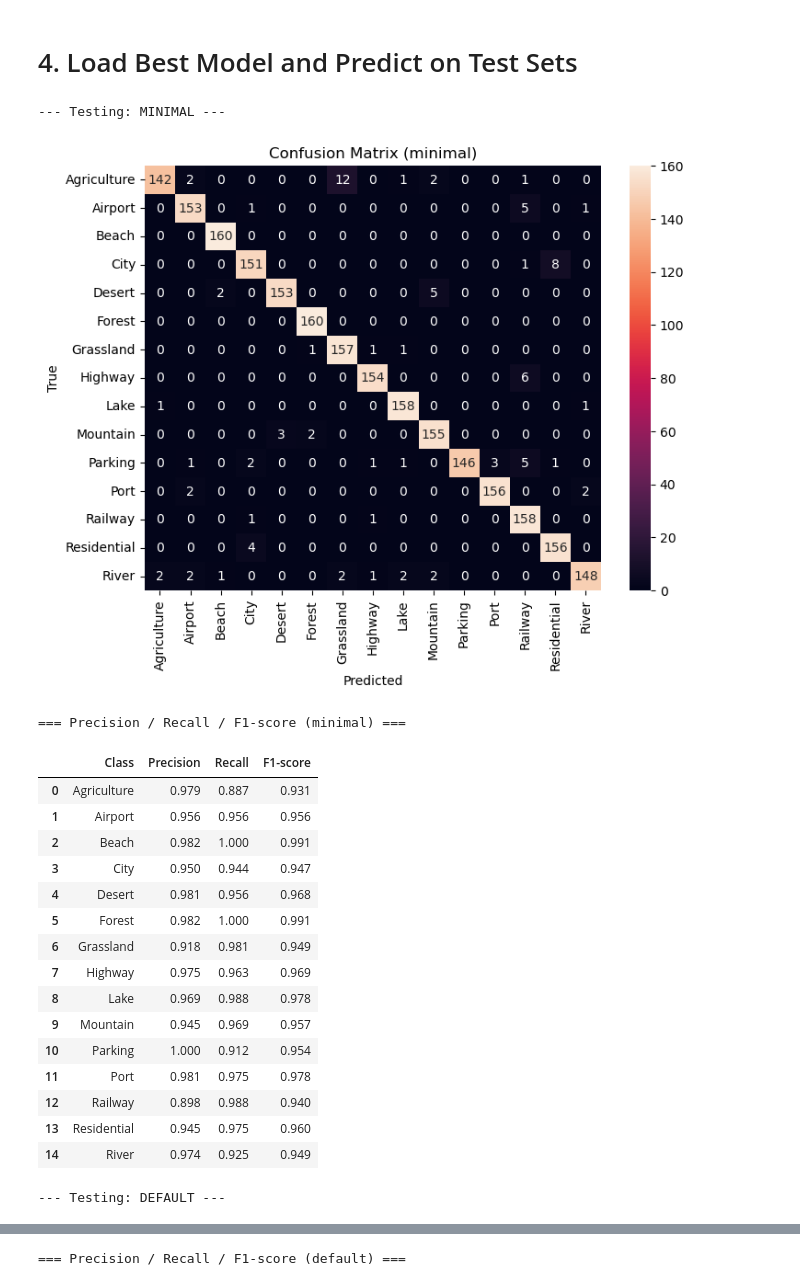
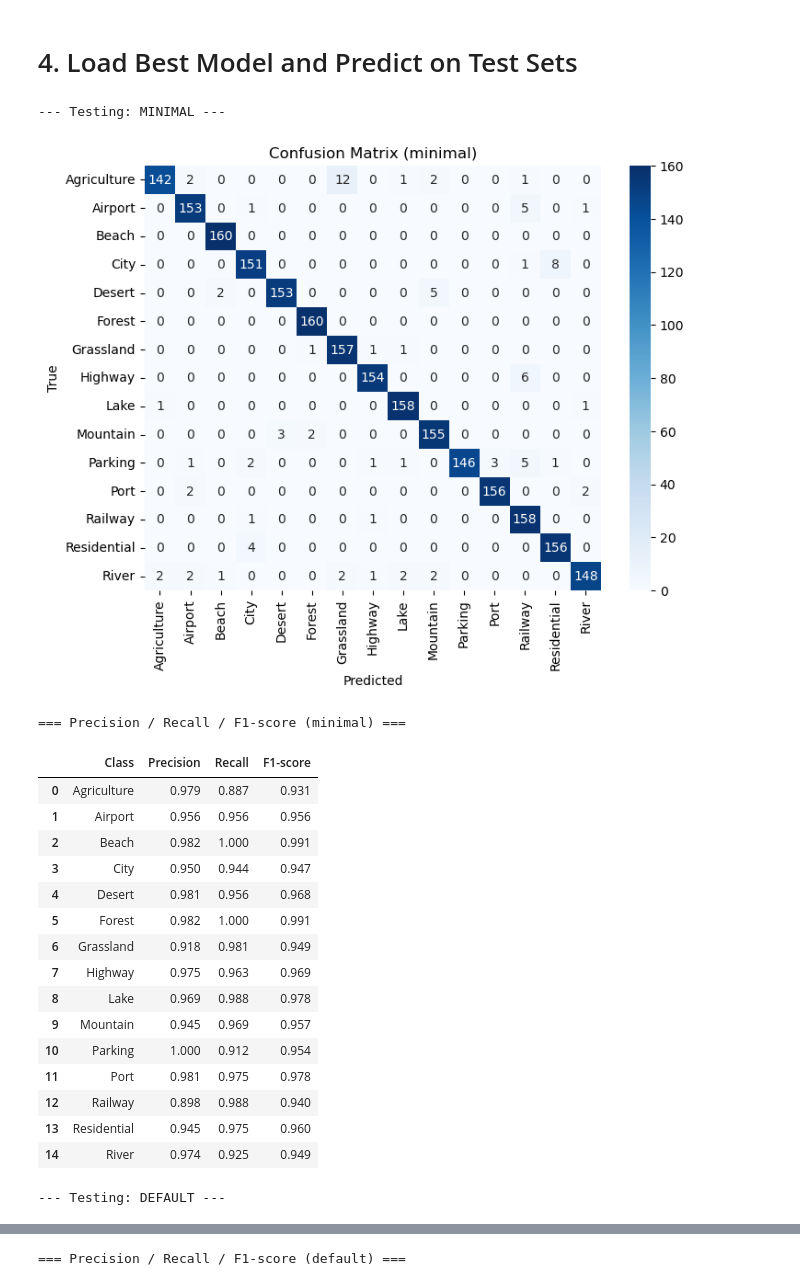
Before and after one commit to TobyZhang0/9517mango, a Jupyter notebook: EfficientNet/EfficientNet.ipynb, the cells around one changed output, grey strips where cells are left out. Saved outputs shown, nothing was run; the diff lists cells and outputs as text; code cells hidden in the pictures.

```diff
--- a/EfficientNet/EfficientNet.ipynb
+++ b/EfficientNet/EfficientNet.ipynb
@@ -128,7 +128,7 @@ def evaluate(model, loader, classes, strategy_name):
     # Plot confusion matrix
     cm = confusion_matrix(all_labels, all_preds)
     plt.figure(figsize=(8, 6))
-    sns.heatmap(cm, annot=True, fmt='d', xticklabels=classes, yticklabels=classes)
+    sns.heatmap(cm, annot=True, fmt='d', xticklabels=classes, yticklabels=classes, cmap='Blues')
     plt.title(f'Confusion Matrix ({strategy_name})')
     plt.xlabel('Predicted')
     plt.ylabel('True')
@@ -227,24 +227,24 @@ Best strategy: MINIMAL (Val Acc: 0.9537)
 # %%
 # Prepare the best model
 model = efficientnet_b0(weights=EfficientNet_B0_Weights.DEFAULT)
 model.classifier[1] = nn.Linear(model.classifier[1].in_features, len(classes))
-model.load_state_dict(torch.load(best_model_path, map_location=device))
+model.load_state_dict(torch.load(best_model_path, map_location=device, weights_only=True))
 model = model.to(device)
 # Evaluate on each test set with visualization
 for strategy in augmentation_strategies:
     print(f"\n--- Testing: {strategy.upper()} ---")
     _, _, test_loader, classes = create_dataloaders(
         root_dir=data_root,
         batch_size=32,
         augmentation_strategy=strategy,
         split_ratio=[0.6,0.2,0.2],
         num_workers=4,
         verbose=False
     )
     evaluate(model, test_loader, classes, strategy)
 # %% [output]
 --- Testing: MINIMAL ---
-[figure, old version]
+[figure, new version]
 === Precision / Recall / F1-score (minimal) ===
 |  | Class | Precision | Recall | F1-score |
 | 0 | Agriculture | 0.979 | 0.887 | 0.931 |
```
Also changed, not shown: parts of 1 cell of this notebook.
